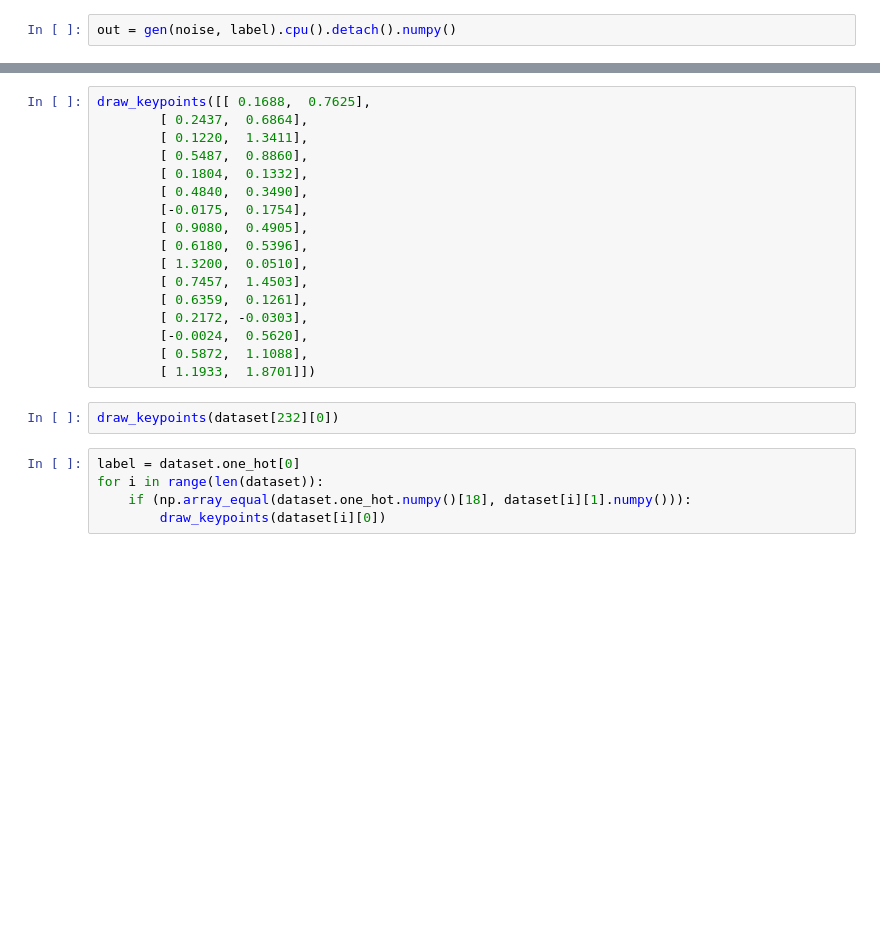
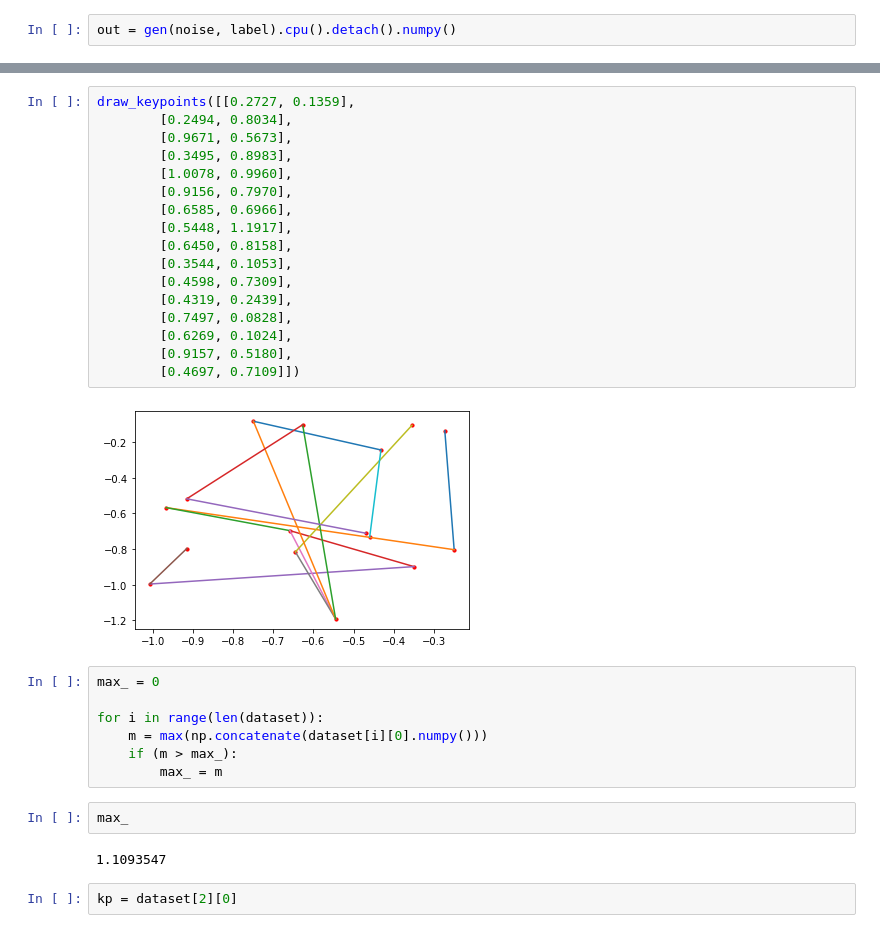
Before and after one commit to TayaPenskaya/Diploma, a Jupyter notebook: text2pose/code/test.ipynb, the cells around one changed output, grey strips where cells are left out. Cells and saved outputs as stored; diff of their text form; blank space fills up the shorter version.

```diff
--- a/text2pose/code/test.ipynb
+++ b/text2pose/code/test.ipynb
@@ -45,24 +52,32 @@ for j in out:
 # %%
-draw_keypoints([[ 0.1688,  0.7625],
-        [ 0.2437,  0.6864],
-        [ 0.1220,  1.3411],
-        [ 0.5487,  0.8860],
-        [ 0.1804,  0.1332],
-        [ 0.4840,  0.3490],
-        [-0.0175,  0.1754],
-        [ 0.9080,  0.4905],
-        [ 0.6180,  0.5396],
-        [ 1.3200,  0.0510],
-        [ 0.7457,  1.4503],
-        [ 0.6359,  0.1261],
-        [ 0.2172, -0.0303],
-        [-0.0024,  0.5620],
-        [ 0.5872,  1.1088],
-        [ 1.1933,  1.8701]])
+draw_keypoints([[0.2727, 0.1359],
+        [0.2494, 0.8034],
+        [0.9671, 0.5673],
+        [0.3495, 0.8983],
+        [1.0078, 0.9960],
+        [0.9156, 0.7970],
+        [0.6585, 0.6966],
+        [0.5448, 1.1917],
+        [0.6450, 0.8158],
+        [0.3544, 0.1053],
+        [0.4598, 0.7309],
+        [0.4319, 0.2439],
+        [0.7497, 0.0828],
+        [0.6269, 0.1024],
+        [0.9157, 0.5180],
+        [0.4697, 0.7109]])
+# %% [output]
+[figure, added]
 # %%
-draw_keypoints(dataset[232][0])
+max_ = 0
+
+for i in range(len(dataset)):
+    m = max(np.concatenate(dataset[i][0].numpy()))
+    if (m > max_):
+        max_ = m
-# %%
-label = dataset.one_hot[0]
-for i in range(len(dataset)):
-    if (np.array_equal(dataset.one_hot.numpy()[18], dataset[i][1].numpy())):
-        draw_keypoints(dataset[i][0])
+# %%
+max_
+# %% [output]
+1.1093547
+# %%
+kp = dataset[2][0]
```
Also changed, not shown: parts of 16 cells of this notebook, 4 other files.
